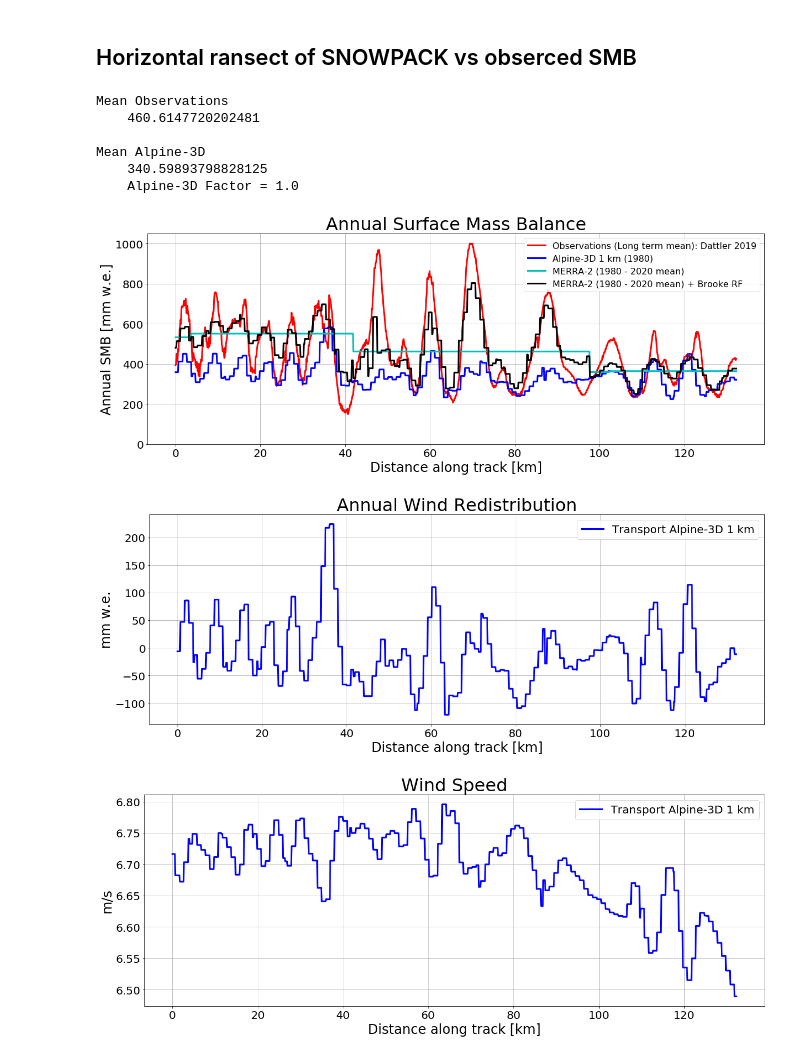
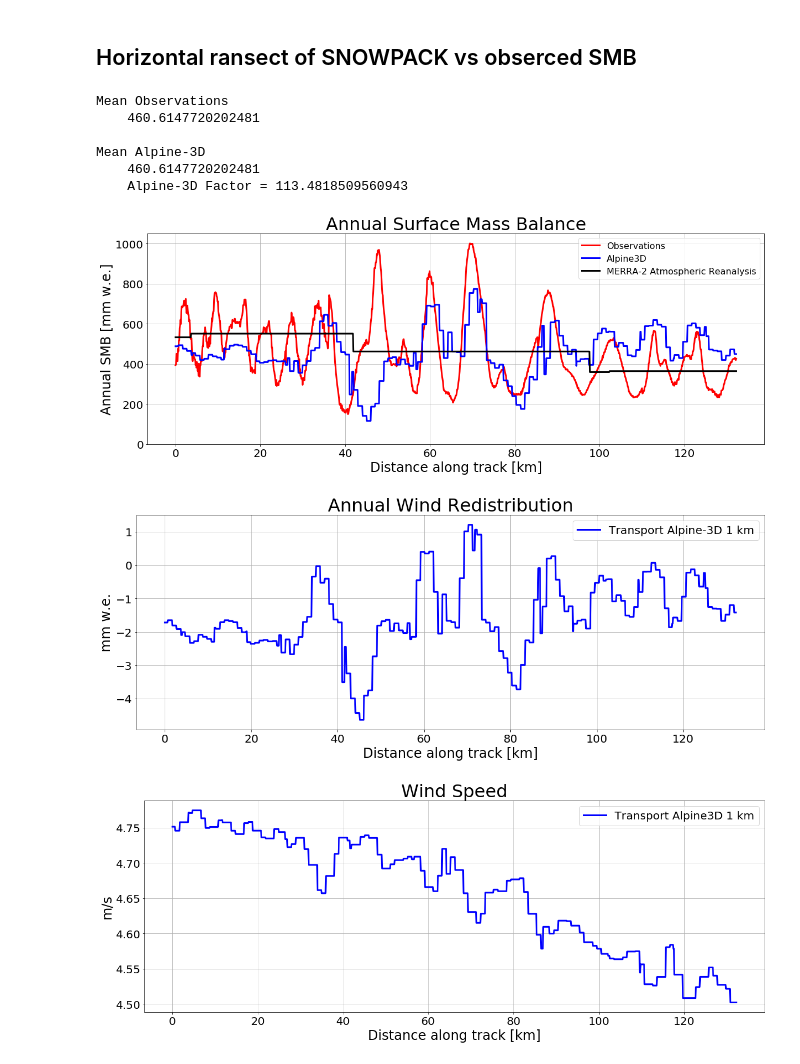
Before and after one commit to EricKeenan/SNOWPACK_WAIS, a Jupyter notebook: analysis/Modelled_vs_observed_SMB.ipynb, the cells around one changed output. Saved outputs shown, nothing was run; the diff lists cells and outputs as text; code cells hidden in the pictures.

```diff
--- a/analysis/Modelled_vs_observed_SMB.ipynb
+++ b/analysis/Modelled_vs_observed_SMB.ipynb
@@ -356,14 +364,14 @@ indices = np.arange(ind0, indf)
 # snowpack_factor = hy / len(ds['time'])
 
 # Have the same mean as observations
-# snowpack_factor = 1000 * obs_accumulation[indices].mean() / SNOWPACK_SMB[indices].mean()
+snowpack_factor = 1000 * obs_accumulation[indices].mean() / SNOWPACK_SMB[indices].mean()
 M2_factor = 1000 * obs_accumulation[indices].mean() / M2_obs[indices].mean()
 # R2_factor = 1000 * obs_accumulation[indices].mean() / R2_obs[indices].mean()
 # MAR_factor = 1000 * obs_accumulation[indices].mean() / MAR_obs[indices].mean()
 # gradient_factor = 1000 * obs_accumulation[indices].mean() / topo_gradient.mean()
 
 # # Constant factor
-snowpack_factor = 1
+# snowpack_factor = 1
 M2_factor = 1
 R2_factor = 1
 MAR_factor = 1
@@ -391,8 +399,9 @@ for j in range(ind0, indf):
 
 # Plot A3D, and other models
 fig, ax1 = plt.subplots(figsize=(20,7))
-plt.plot(dat, 1000*obs_accumulation[indices], 'r', label='Observations (Long term mean): Dattler 2019', linewidth=3)
-plt.plot(dat, snowpack_factor*SNOWPACK_SMB[indices], 'b', label='Alpine-3D 1 km (1980)', linewidth=3)
+plt.plot(dat, 1000*obs_accumulation[indices], 'r', label='Observations', linewidth=3)
+# plt.plot(dat, 1000*obs_accumulation[indices], 'r', label='Observations (Long term mean): Dattler 2019', linewidth=3)
+plt.plot(dat, snowpack_factor*SNOWPACK_SMB[indices], 'b', label='Alpine3D', linewidth=3)
 
 # # Add old simulation
 # plt.plot(dat, snowpack_factor*SNOWPACK_SMB[indices], 'b', label='New Alpine-3D', linewidth=3)
@@ -404,8 +413,9 @@ plt.plot(dat, snowpack_factor*SNOWPACK_SMB[indices], 'b', label='Alpine-3D 1 km
 
 # plt.plot(dat, SNOWPACK_wind[indices], 'k', label='Wind Transport Alpine-3D', linewidth=3)
 # plt.plot(dat, R2_factor * R2_obs[indices], 'k', label='RACMO2 5.5 km (1979 - 2015 mean): Lenaerts 2018', linewidth=3)
-plt.plot(dat, M2_factor * M2_obs[indices], 'c', label='MERRA-2 (1980 - 2020 mean)', linewidth=3)
-plt.plot(dat, M2_RF[indices] + M2_factor * M2_obs[indices], 'k', label='MERRA-2 (1980 - 2020 mean) + Brooke RF', linewidth=3)
+# plt.plot(dat, M2_factor * M2_obs[indices], 'c', label='MERRA-2 (1980 - 2020 mean)', linewidth=3)
+plt.plot(dat, M2_factor * M2_obs[indices], 'k', label='MERRA-2 Atmospheric Reanalysis', linewidth=3)
+# plt.plot(dat, M2_RF[indices] + M2_factor * M2_obs[indices], 'k', label='MERRA-2 (1980 - 2020 mean) + Brooke RF', linewidth=3)
 # plt.plot(dat, MAR_factor * MAR_obs[indices], 'm', label='MAR 35 km (1980 - 2015 mean): Agosta 2019', linewidth=3)
 plt.legend(fontsize=16)
 plt.xticks(fontsize=20)
@@ -430,7 +440,7 @@ plt.title("Annual Wind Redistribution", fontsize=32)
 
 # Plot A3D wind speed
 fig, ax1 = plt.subplots(figsize=(20,7))
-plt.plot(dat, SNOWPACK_ws[indices], 'b', label='Transport Alpine-3D 1 km', linewidth=3)
+plt.plot(dat, SNOWPACK_ws[indices], 'b', label='Transport Alpine3D 1 km', linewidth=3)
 plt.legend(fontsize=20)
 plt.xticks(fontsize=20)
 plt.yticks(fontsize=20)
@@ -463,38 +473,38 @@ plt.title("Wind Speed", fontsize=32)
 # plt.ylabel("Elevation [m]")
 
 # Print mean along track
 print("Mean Observations")
 print("    " + str(1000 * obs_accumulation[indices].mean()))
 print()
 
 print("Mean Alpine-3D")
 print("    " + str(float(snowpack_factor*SNOWPACK_SMB[indices].mean().values)))
 print("    Alpine-3D Factor = " + str(float(snowpack_factor)))
 print()
 
 # print("Mean MERRA-2")
 # print("    " + str(float(M2_factor*M2_obs[indices].mean())))
 # print("    MERRA-2 Factor = " + str(float(M2_factor)))
 # print()
 
 # print("Mean RACMO2")
 # print("    " + str(R2_factor*np.mean(R2_obs[indices])))
 # print("    RACMO2 Factor = " + str(R2_factor))
 # print()
 
 # print("Mean MAR")
 # print("    " + str(MAR_factor*np.mean(MAR_obs[indices])))
 # print("    MAR Factor = " + str(MAR_factor))
 # %% [output]
 Mean Observations
     460.6147720202481
 
 Mean Alpine-3D
-    340.59893798828125
-    Alpine-3D Factor = 1.0
+    460.6147720202481
+    Alpine-3D Factor = 113.4818509560943
-[figure, old version]
+[figure, new version]
-[figure, old version]
+[figure, new version]
-[figure, old version]
+[figure, new version]
 # %%
 # Perform running average onto standard 1 km grid
 spacing = 10
```
Also changed, not shown: parts of 8 cells of this notebook, 7 other files.
